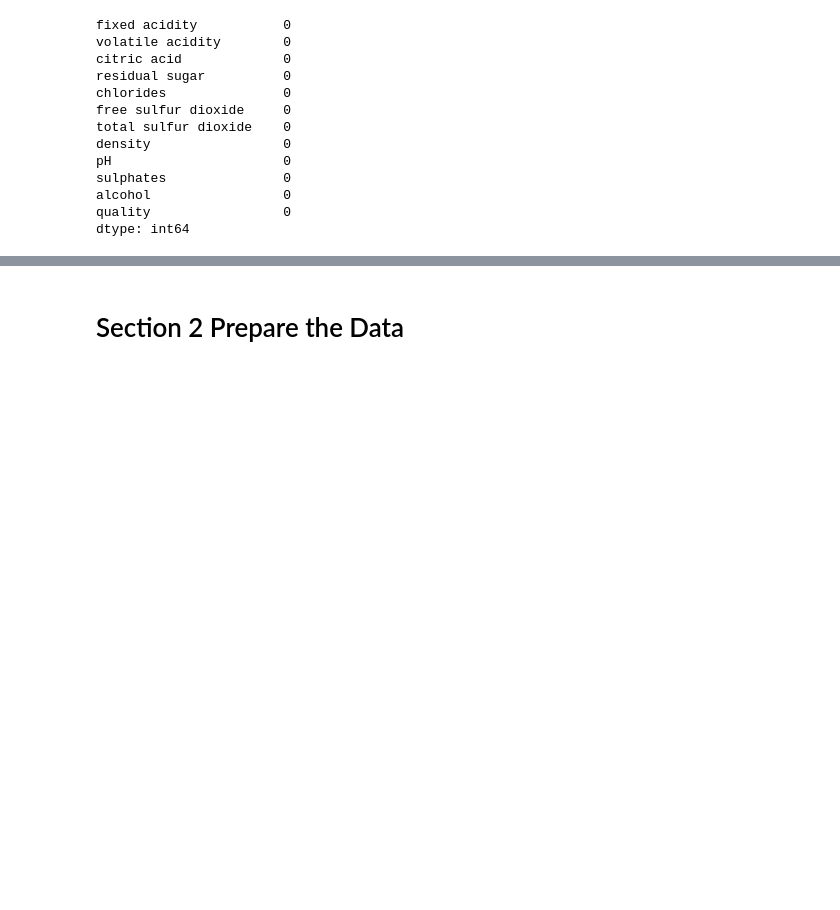
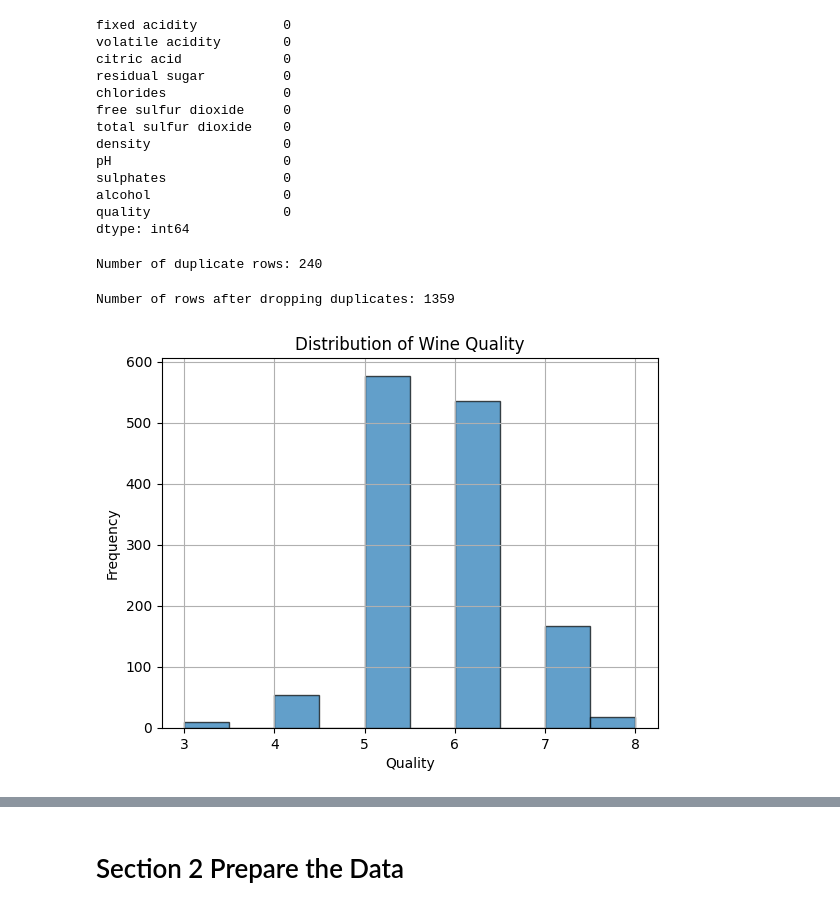
Before and after one commit to drpafowler/applied-ml-philip, a Jupyter notebook: lab05/ensemble_philip.ipynb, the cells around one changed output, grey strips where cells are left out. Saved outputs shown, nothing was run; the diff lists cells and outputs as text; code cells hidden in the pictures; blank space fills up the shorter version.

```diff
--- a/lab05/ensemble_philip.ipynb
+++ b/lab05/ensemble_philip.ipynb
@@ -99,3 +103,26 @@ dtype: int64
 #   - low (3–4), medium (5–6), high (7–8) to make classification feasible.
 #   - we will also make this numeric (we want both for clarity)
 # The dataset contains 1599 samples and 12 columns (11 features + target).
+# %%
+# Check for duplicate rows in the dataset
+duplicate_rows = df.duplicated().sum()
+print(f"Number of duplicate rows: {duplicate_rows}")
+# %% [output]
+Number of duplicate rows: 240
+# %%
+# Drop duplicate rows from the dataframe
+df = df.drop_duplicates()
+
+# Verify the number of rows after dropping duplicates
+print(f"Number of rows after dropping duplicates: {len(df)}")
+# %% [output]
+Number of rows after dropping duplicates: 1359
+# %%
+# Create a histogram of the 'quality' column
+df['quality'].hist(bins=10, edgecolor='black', alpha=0.7)
+plt.title('Distribution of Wine Quality')
+plt.xlabel('Quality')
+plt.ylabel('Frequency')
+plt.show()
+# %% [output]
+[figure, added]
```
Also changed, not shown: parts of 12 cells of this notebook.
